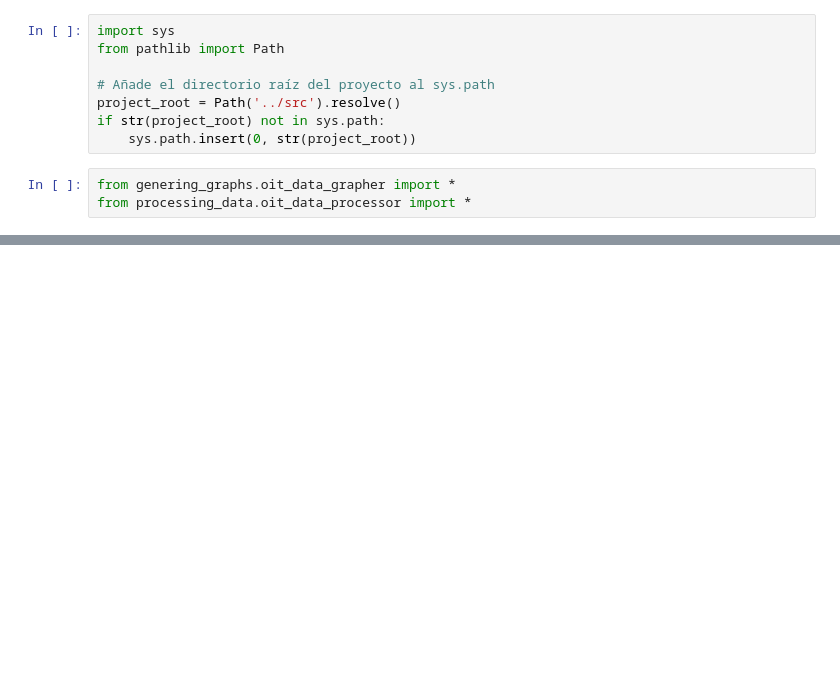
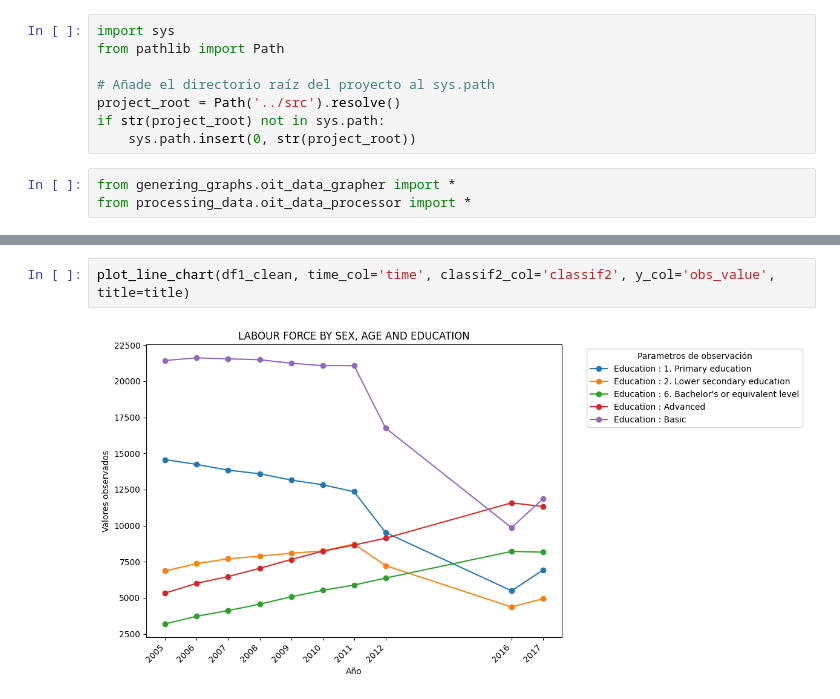
Before and after one commit to d4na3l/empleabilidad-jovenes-VE, a Jupyter notebook: notebooks/oit_data_grapher_functions_test.ipynb, the cells around one changed output, grey strips where cells are left out. Drawn from its saved outputs; the diff is of its cells as text; blank space fills up the shorter version.

```diff
--- a/notebooks/oit_data_grapher_functions_test.ipynb
+++ b/notebooks/oit_data_grapher_functions_test.ipynb
@@ -97,0 +43,4 @@ plot_correlation_heatmap(correlation_matrix, 'Matriz de Correlación')
+# %%
+plot_line_chart(df1_clean, time_col='time', classif2_col='classif2', y_col='obs_value', title=title)
+# %% [output]
+[figure, added]
```
Also changed, not shown: parts of 13 cells of this notebook.
